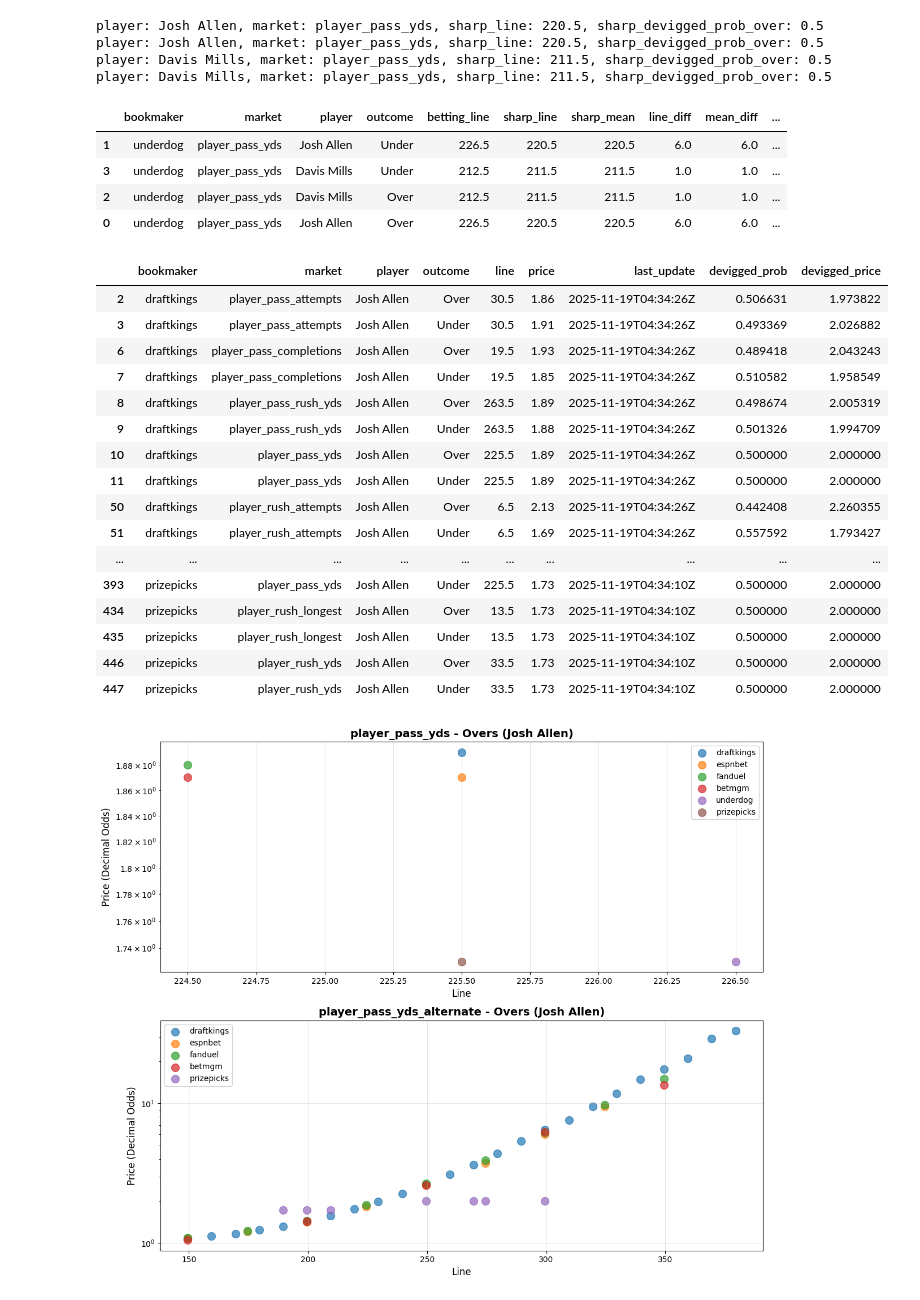
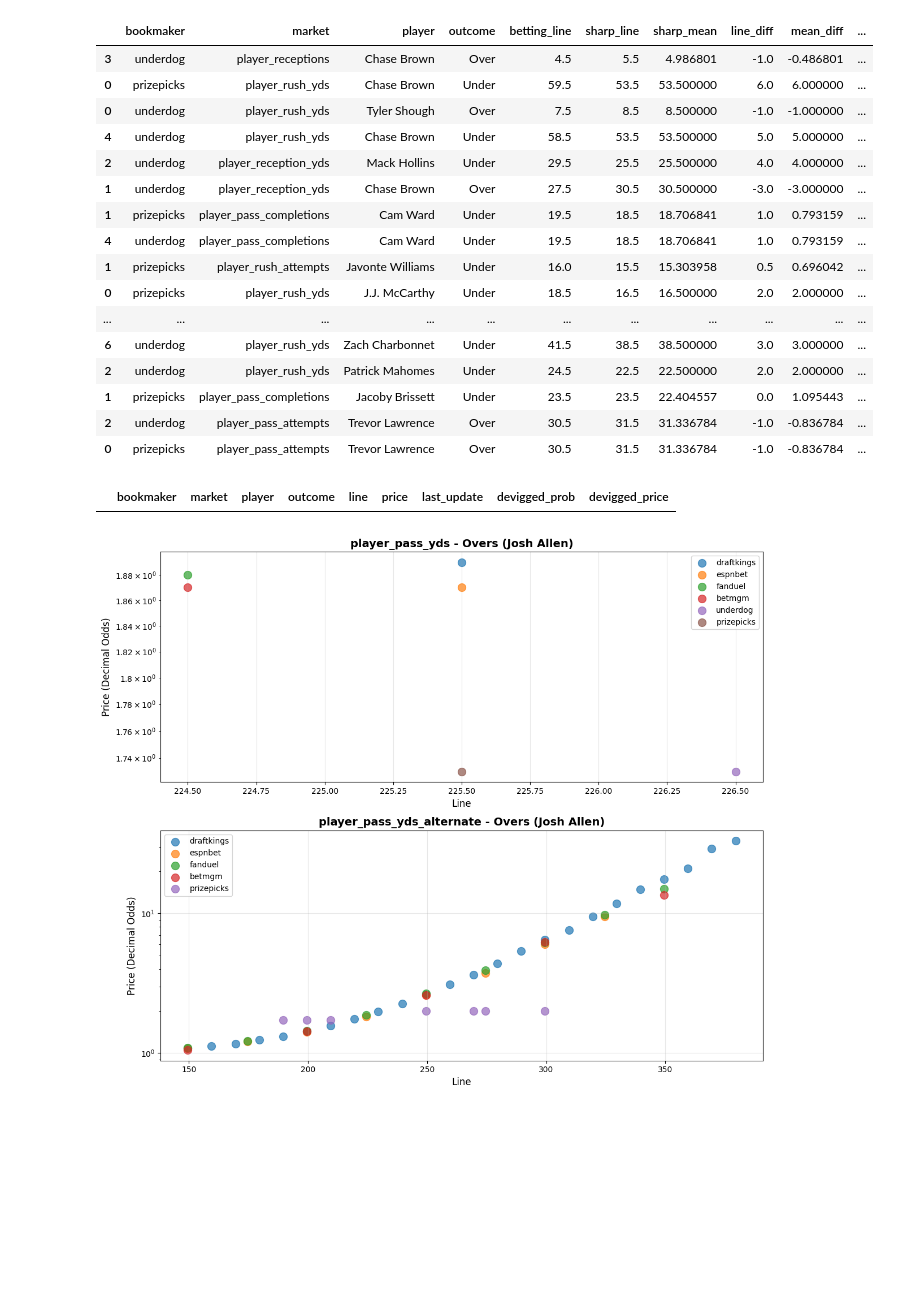
Before and after one commit to jaack4/evbet, a Jupyter notebook: test.ipynb, the cells around one changed output. Cells and saved outputs as stored; diff of their text form; code cells hidden in the pictures; blank space fills up the shorter version.

Commit message:
EV for all games functional

```diff
--- a/test.ipynb
+++ b/test.ipynb
@@ -1,5 +1,5 @@
 # %%
 import get_data
 import pandas as pd
-game = get_data.main()
+nfl = get_data.main()
 # %% [output]
@@ -10,4 +24,3 @@ Game(id=cd2e0964817c30ad3f5144ea49b55f2b, sport_key=americanfootball_nfl, sport_
 # %%
-game.odds_df
-game.odds_df
+ev = nfl.find_ev_all_games(['underdog', 'prizepicks'], ['fanduel'], 0)
 # %% [output]
@@ -27,15 +61,23 @@ game.odds_df
 # %%
-game.find_plus_ev(['underdog'], ['fanduel'], -5)
+ev
 # %% [output]
-player: Josh Allen, market: player_pass_yds, sharp_line: 220.5, sharp_devigged_prob_over: 0.5
-player: Josh Allen, market: player_pass_yds, sharp_line: 220.5, sharp_devigged_prob_over: 0.5
-player: Davis Mills, market: player_pass_yds, sharp_line: 211.5, sharp_devigged_prob_over: 0.5
-player: Davis Mills, market: player_pass_yds, sharp_line: 211.5, sharp_devigged_prob_over: 0.5
 |  | bookmaker | market | player | outcome | betting_line | sharp_line | sharp_mean | line_diff | mean_diff | ... |
-| 1 | underdog | player_pass_yds | Josh Allen | Under | 226.5 | 220.5 | 220.5 | 6.0 | 6.0 | ... |
-| 3 | underdog | player_pass_yds | Davis Mills | Under | 212.5 | 211.5 | 211.5 | 1.0 | 1.0 | ... |
-| 2 | underdog | player_pass_yds | Davis Mills | Over | 212.5 | 211.5 | 211.5 | 1.0 | 1.0 | ... |
-| 0 | underdog | player_pass_yds | Josh Allen | Over | 226.5 | 220.5 | 220.5 | 6.0 | 6.0 | ... |
+| 3 | underdog | player_receptions | Chase Brown | Over | 4.5 | 5.5 | 4.986801 | -1.0 | -0.486801 | ... |
+| 0 | prizepicks | player_rush_yds | Chase Brown | Under | 59.5 | 53.5 | 53.500000 | 6.0 | 6.000000 | ... |
+| 0 | underdog | player_rush_yds | Tyler Shough | Over | 7.5 | 8.5 | 8.500000 | -1.0 | -1.000000 | ... |
+| 4 | underdog | player_rush_yds | Chase Brown | Under | 58.5 | 53.5 | 53.500000 | 5.0 | 5.000000 | ... |
+| 2 | underdog | player_reception_yds | Mack Hollins | Under | 29.5 | 25.5 | 25.500000 | 4.0 | 4.000000 | ... |
+| 1 | underdog | player_reception_yds | Chase Brown | Over | 27.5 | 30.5 | 30.500000 | -3.0 | -3.000000 | ... |
+| 1 | prizepicks | player_pass_completions | Cam Ward | Under | 19.5 | 18.5 | 18.706841 | 1.0 | 0.793159 | ... |
+| 4 | underdog | player_pass_completions | Cam Ward | Under | 19.5 | 18.5 | 18.706841 | 1.0 | 0.793159 | ... |
+| 1 | prizepicks | player_rush_attempts | Javonte Williams | Under | 16.0 | 15.5 | 15.303958 | 0.5 | 0.696042 | ... |
+| 0 | prizepicks | player_rush_yds | J.J. McCarthy | Under | 18.5 | 16.5 | 16.500000 | 2.0 | 2.000000 | ... |
+| ... | ... | ... | ... | ... | ... | ... | ... | ... | ... | ... |
+| 6 | underdog | player_rush_yds | Zach Charbonnet | Under | 41.5 | 38.5 | 38.500000 | 3.0 | 3.000000 | ... |
+| 2 | underdog | player_rush_yds | Patrick Mahomes | Under | 24.5 | 22.5 | 22.500000 | 2.0 | 2.000000 | ... |
+| 1 | prizepicks | player_pass_completions | Jacoby Brissett | Under | 23.5 | 23.5 | 22.404557 | 0.0 | 1.095443 | ... |
+| 2 | underdog | player_pass_attempts | Trevor Lawrence | Over | 30.5 | 31.5 | 31.336784 | -1.0 | -0.836784 | ... |
+| 0 | prizepicks | player_pass_attempts | Trevor Lawrence | Over | 30.5 | 31.5 | 31.336784 | -1.0 | -0.836784 | ... |
 # %%
 pd.set_option('display.max_rows', None)
 #game.odds_df[(game.odds_df['market'] == 'player_pass_yds') & (game.odds_df['player'] == 'Josh Allen')]
@@ -43,22 +85,6 @@ josh_allen_df = game.odds_df[(game.odds_df['player'] == 'Josh Allen')]
 josh_allen_df
 # %% [output]
 |  | bookmaker | market | player | outcome | line | price | last_update | devigged_prob | devigged_price |
-| 2 | draftkings | player_pass_attempts | Josh Allen | Over | 30.5 | 1.86 | 2025-11-19T04:34:26Z | 0.506631 | 1.973822 |
-| 3 | draftkings | player_pass_attempts | Josh Allen | Under | 30.5 | 1.91 | 2025-11-19T04:34:26Z | 0.493369 | 2.026882 |
-| 6 | draftkings | player_pass_completions | Josh Allen | Over | 19.5 | 1.93 | 2025-11-19T04:34:26Z | 0.489418 | 2.043243 |
-| 7 | draftkings | player_pass_completions | Josh Allen | Under | 19.5 | 1.85 | 2025-11-19T04:34:26Z | 0.510582 | 1.958549 |
-| 8 | draftkings | player_pass_rush_yds | Josh Allen | Over | 263.5 | 1.89 | 2025-11-19T04:34:26Z | 0.498674 | 2.005319 |
-| 9 | draftkings | player_pass_rush_yds | Josh Allen | Under | 263.5 | 1.88 | 2025-11-19T04:34:26Z | 0.501326 | 1.994709 |
-| 10 | draftkings | player_pass_yds | Josh Allen | Over | 225.5 | 1.89 | 2025-11-19T04:34:26Z | 0.500000 | 2.000000 |
-| 11 | draftkings | player_pass_yds | Josh Allen | Under | 225.5 | 1.89 | 2025-11-19T04:34:26Z | 0.500000 | 2.000000 |
-| 50 | draftkings | player_rush_attempts | Josh Allen | Over | 6.5 | 2.13 | 2025-11-19T04:34:26Z | 0.442408 | 2.260355 |
-| 51 | draftkings | player_rush_attempts | Josh Allen | Under | 6.5 | 1.69 | 2025-11-19T04:34:26Z | 0.557592 | 1.793427 |
-| ... | ... | ... | ... | ... | ... | ... | ... | ... | ... |
-| 393 | prizepicks | player_pass_yds | Josh Allen | Under | 225.5 | 1.73 | 2025-11-19T04:34:10Z | 0.500000 | 2.000000 |
-| 434 | prizepicks | player_rush_longest | Josh Allen | Over | 13.5 | 1.73 | 2025-11-19T04:34:10Z | 0.500000 | 2.000000 |
-| 435 | prizepicks | player_rush_longest | Josh Allen | Under | 13.5 | 1.73 | 2025-11-19T04:34:10Z | 0.500000 | 2.000000 |
-| 446 | prizepicks | player_rush_yds | Josh Allen | Over | 33.5 | 1.73 | 2025-11-19T04:34:10Z | 0.500000 | 2.000000 |
-| 447 | prizepicks | player_rush_yds | Josh Allen | Under | 33.5 | 1.73 | 2025-11-19T04:34:10Z | 0.500000 | 2.000000 |
 # %%
 import matplotlib.pyplot as plt
 
```
Also changed, not shown: parts of 2 cells of this notebook, 4 other files.
